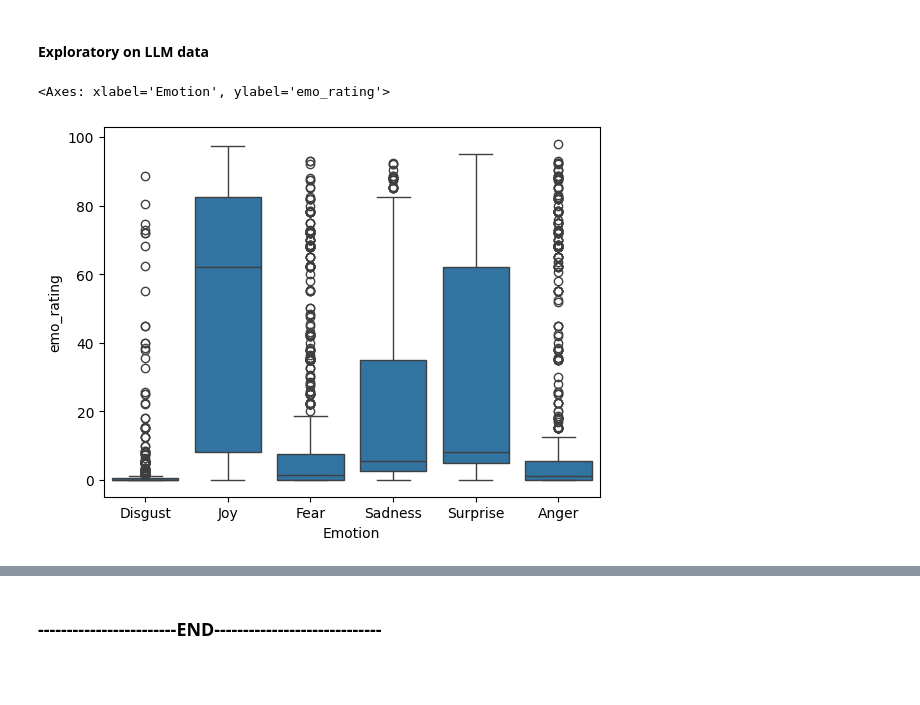
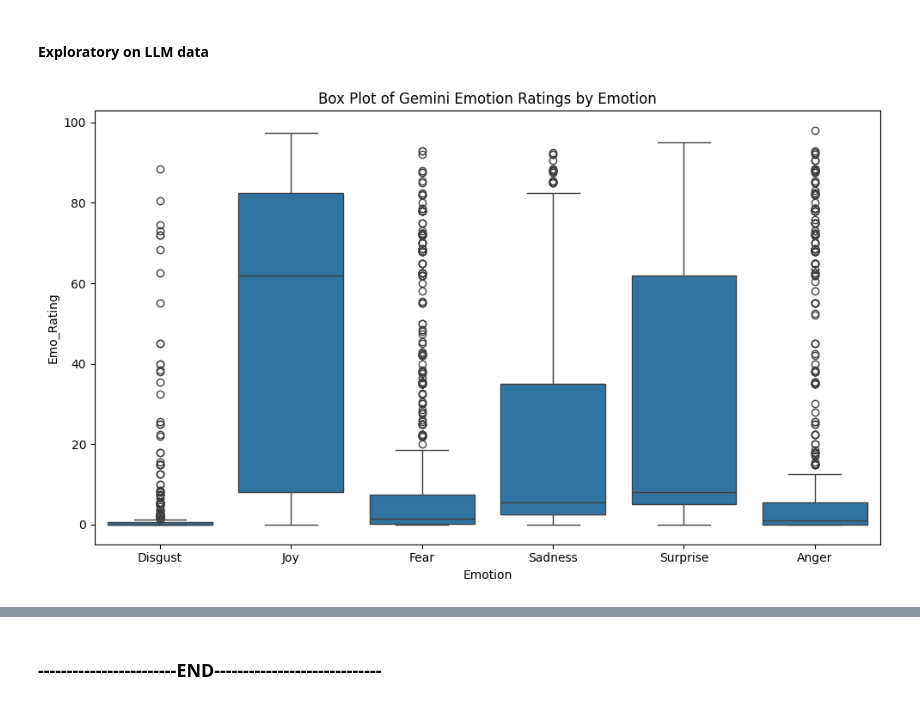
Before and after one commit to stelladongjz/emotion-art, a Jupyter notebook: analysis/human_and_LLM_ratings_EDA.ipynb, the cells around one changed output, grey strips where cells are left out. Saved outputs shown, nothing was run; the diff lists cells and outputs as text; code cells hidden in the pictures; blank space fills up the shorter version.

Commit message:
wrote plotting functions. Need to refine EDA and move on to semantic space analysis.'

```diff
--- a/analysis/human_and_LLM_ratings_EDA.ipynb
+++ b/analysis/human_and_LLM_ratings_EDA.ipynb
@@ -48,0 +83,10 @@ human_df
+# %%
+#box plot
+def box_plot(df,df_name):
+    plt.figure(figsize=(10,6))
+    sns.boxplot(x='Emotion', y='emo_rating', data=df)
+    plt.title(f'Box Plot of {df_name} Emotion Ratings by Emotion')
+    plt.xlabel('Emotion')
+    plt.ylabel('Emo_Rating')
+    plt.tight_layout()
+    plt.show()
@@ -150,7 +270,7 @@ plt.show()
 # %%
 # DF to have one row per image, with all emotion ratings
 data_dir = Path("../output/analysis_output")
-emotions = ["joy", "sadness", "fear", "anger", "disgust", "surprise", "liking"]
+emotions = ["anger", "disgust", "fear", "joy", "sadness", "surprise", "liking"]
 
 categories = {p.stem.split("_", 1)[1]
               for p in data_dir.glob("*.csv")}
@@ -218,8 +339,14 @@ llm_concat_ratings = pd.concat(all_dfs, ignore_index=True)
 llm_df = llm_concat_ratings[llm_concat_ratings['Emotion'] != 'Liking'].copy()
+# %%
+#combine image and image_category into a single column
+llm_df['image'] = (
+    llm_df['image'].astype(str)
+    + '_'
+    + llm_df['image_category'].astype(str)
+)
 # %% [markdown]
 #### Exploratory on LLM data
 # %%
-sns.boxplot(x='Emotion', y='emo_rating', data=llm_df)
+box_plot(llm_df,'Gemini')
 # %% [output]
-<Axes: xlabel='Emotion', ylabel='emo_rating'>
-[figure, old version]
+[figure, new version]
```
Also changed, not shown: parts of 52 cells of this notebook.
